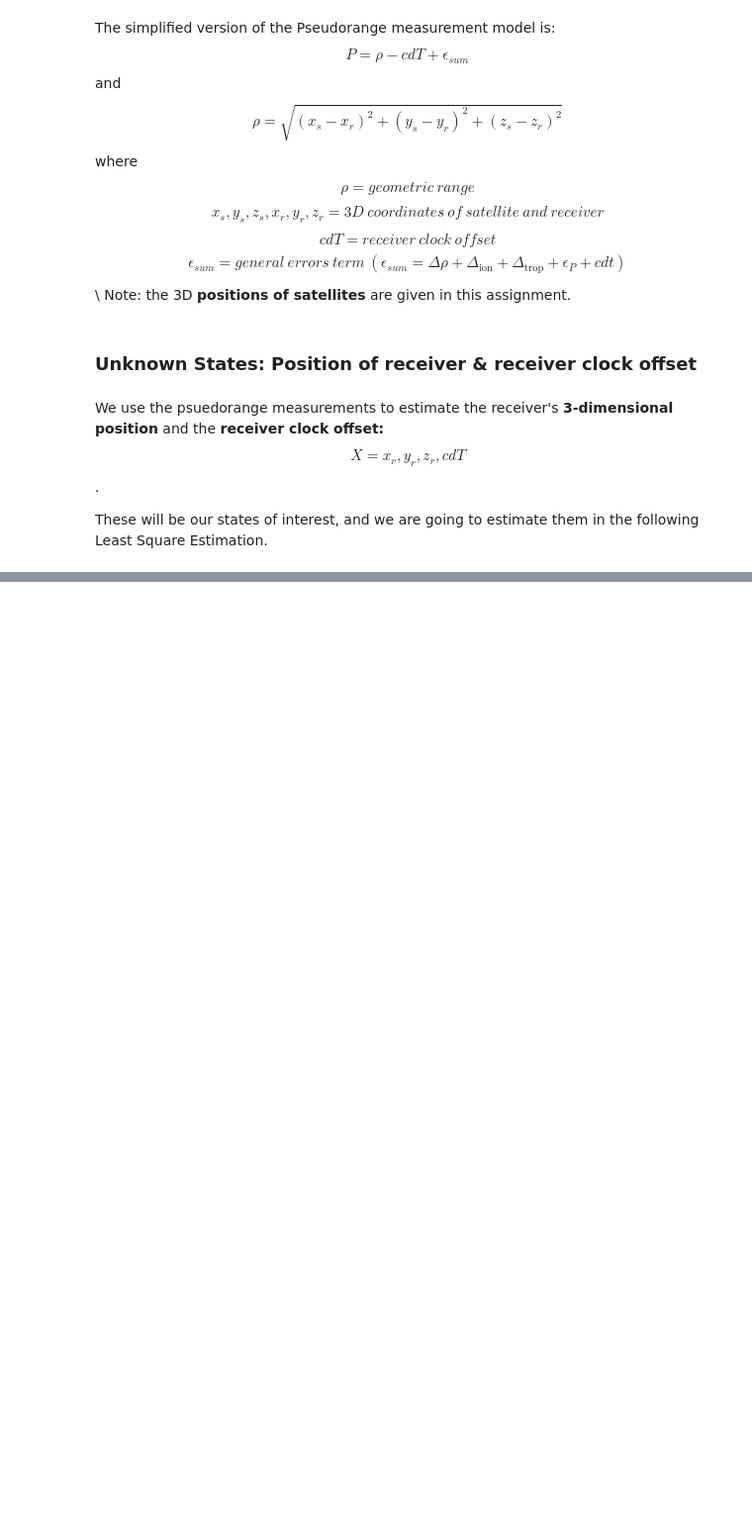
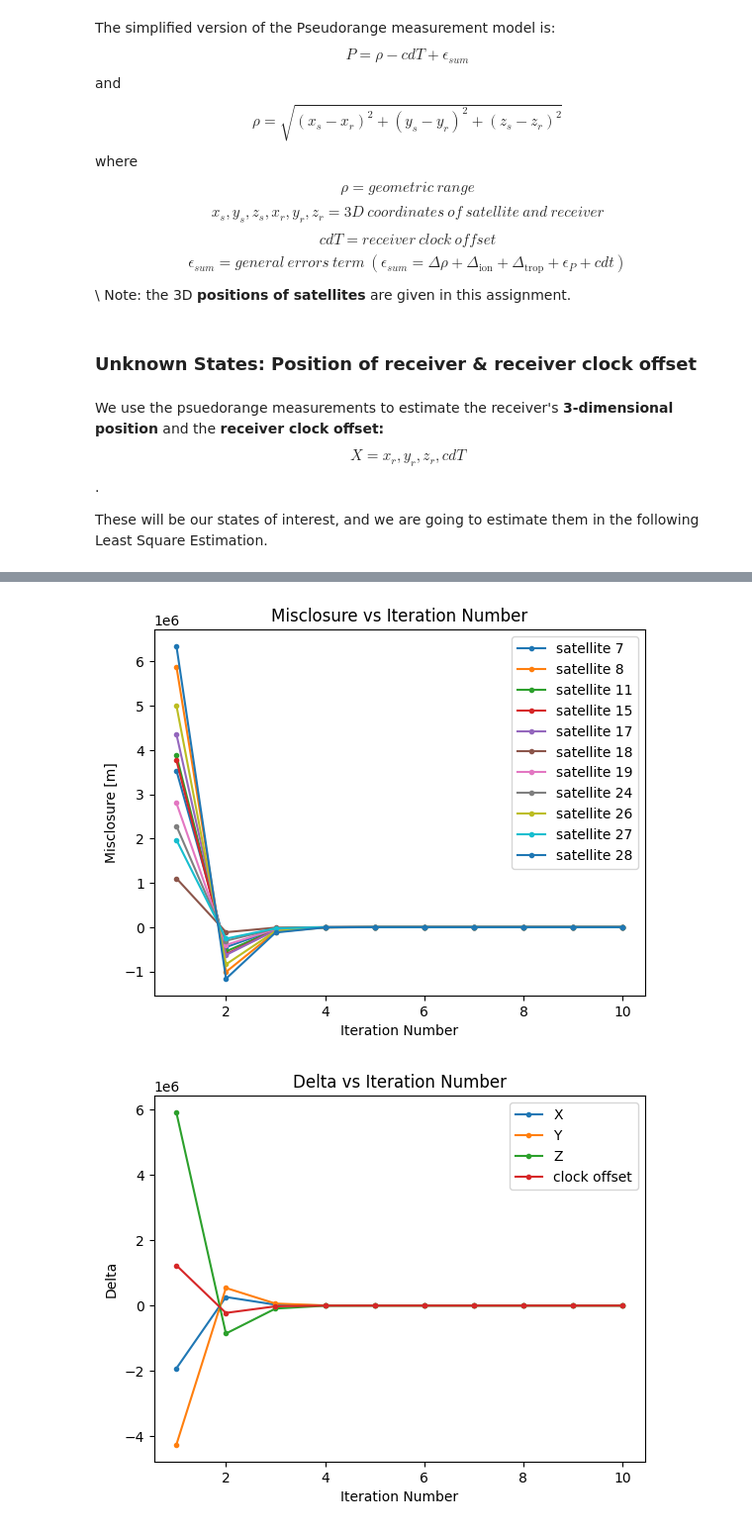
Before and after one commit to chshxiao/engg680_2024_fall, a Jupyter notebook: Lab_Assignment2/Assignment2.ipynb, the cells around one changed output, grey strips where cells are left out. Shown at 99% size. Cells and saved outputs as stored; diff of their text form; code cells hidden in the pictures; blank space fills up the shorter version.

```diff
--- a/Lab_Assignment2/Assignment2.ipynb
+++ b/Lab_Assignment2/Assignment2.ipynb
@@ -364,9 +419,13 @@ x_hat = x_0.copy()
 # you can either use the numpy function or code the math manually
 # (1 marks)
 
-# Defining the function euclidean_norm
 def euclidean_norm(receiver_pos, satellite_pos):
-  distance = np.linalg.norm(satellite_pos - receiver_pos[:3], axis=1)
+  n = satellite_pos.shape[0]
+  distance = np.zeros([n])
+  rec_pos = receiver_pos[:3]
+  for i in range(0, n):
+    sate_pos = satellite_pos[i, 1:]
+    distance[i] = np.sqrt(np.sum((rec_pos - sate_pos)**2))
   return distance
 # %%
 # step 8
@@ -378,12 +437,9 @@ def design_matrix(r_pos, s_pos, rho):
   n = s_pos.shape[0]
   A = np.zeros((n, 4))
   for i in range(n):
-    dx = s_pos[i, 0] - r_pos[0]
-    dy = s_pos[i, 1] - r_pos[1]
-    dz = s_pos[i, 2] - r_pos[2]
-    A[i, 0] = -dx / rho[i]
-    A[i, 1] = -dy / rho[i]
-    A[i, 2] = -dz / rho[i]
+    A[i, 0] = (r_pos[0] - s_pos[i, 1]) / rho[i]
+    A[i, 1] = (r_pos[1] - s_pos[i, 2]) / rho[i]
+    A[i, 2] = (r_pos[0] - s_pos[i, 3]) / rho[i]
     A[i, 3] = 1
   return A
 # %%
@@ -473,14 +599,38 @@ after the LSE convergence to the console.
 # %%
 # step 12
 # Using the imported matplotlib, plot the following (3 marks in total). Make sure to include proper axes information, legend, grid lines and title.
+import matplotlib.pyplot as plt
 
 # 1. Plot log of the misclosure w against the LSQ iteration number i
 # (1 marks)
-
+plt.plot(arr_i, arr_w, '.-')
+plt.xlabel('Iteration Number')
+plt.ylabel('Misclosure [m]')
+plt.title('Misclosure vs Iteration Number')
+plt.legend(['satellite 7', 'satellite 8', 'satellite 11', 'satellite 15',
+            'satellite 17', 'satellite 18', 'satellite 19',
+            'satellite 24', 'satellite 26', 'satellite 27',
+            'satellite 28'])
+plt.show()
 
 # 2. Plot log of the corrections delta against the LSQ iteration number i
 # (1 marks)
+plt.plot(arr_i, arr_delta, '.-')
+plt.xlabel('Iteration Number')
+plt.ylabel('Delta')
+plt.title('Delta vs Iteration Number')
+plt.legend(['X', 'Y', 'Z', 'clock offset'])
+plt.show()
 
 
 # 3. Plot log of the 3D position errors against the LSQ iteration number i
 # (1 marks)
+plt.plot(arr_i, arr_err_pos, '.-')
+plt.xlabel('Iteration Number')
+plt.ylabel('Position Error [m]')
+plt.title('Position Error vs Iteration Number')
+plt.legend(['X', 'Y', 'Z'])
+plt.show()
+# %% [output]
+[figure, added]
+[figure, added]
```
Also changed, not shown: parts of 15 cells of this notebook.
